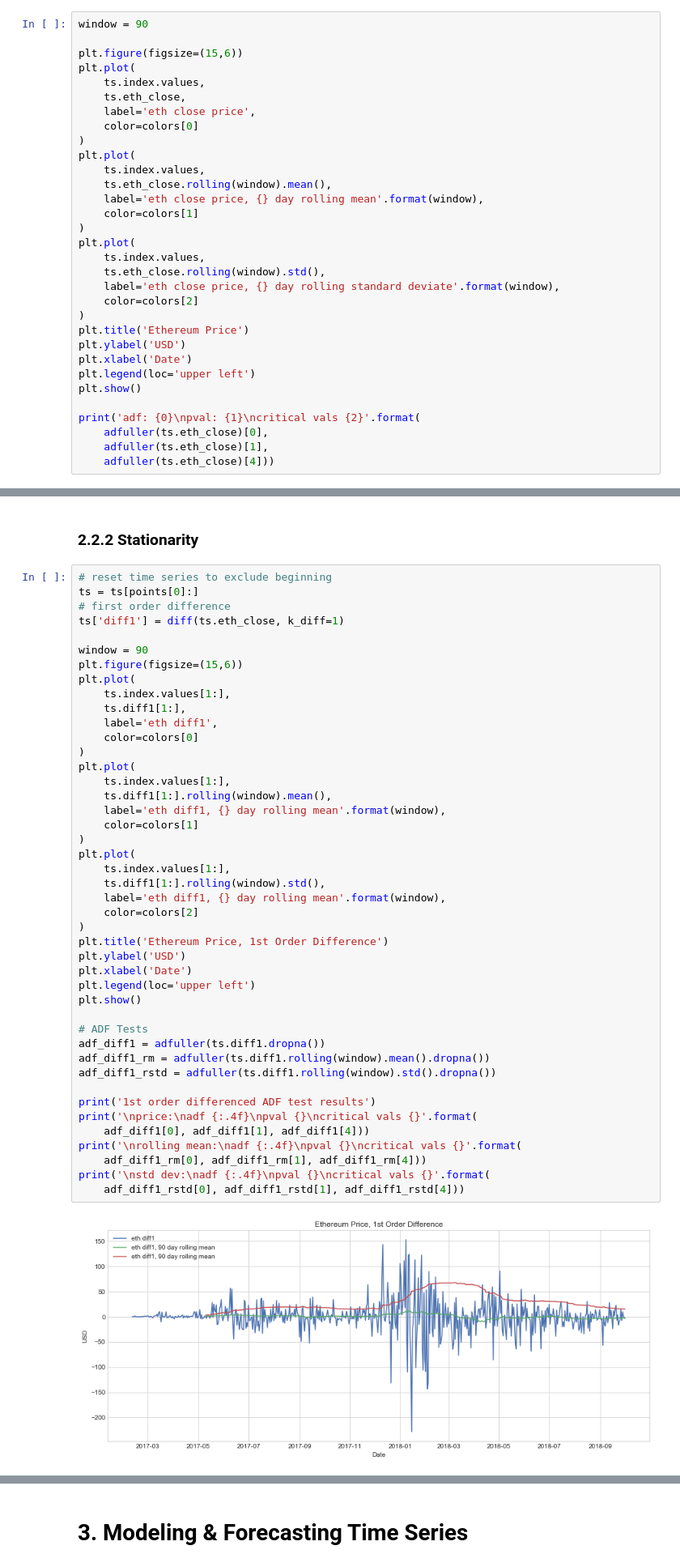
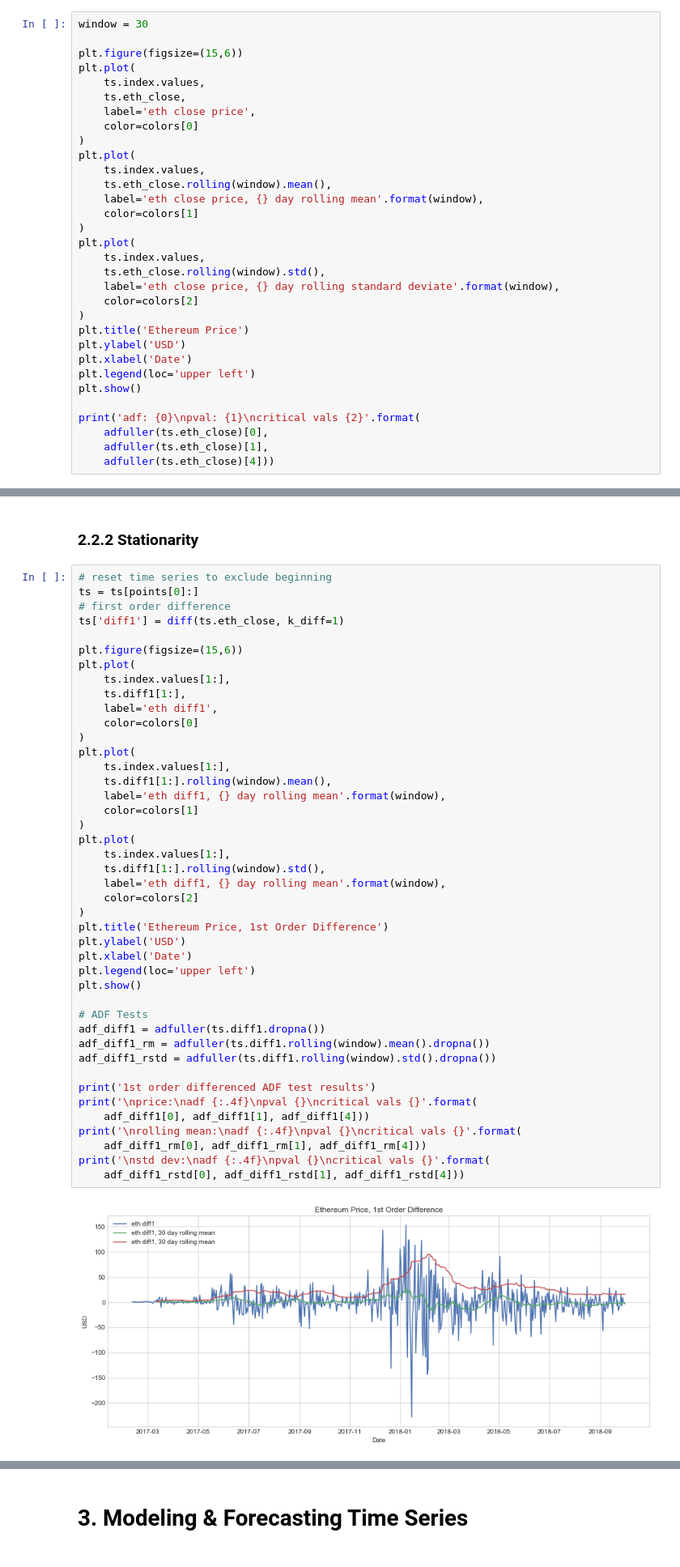
Before and after one commit to brianmcguckin/thinkful_final_capstone, a Jupyter notebook: Ethereum Time Series Analysis.ipynb, the cells around one changed output, grey strips where cells are left out. Shown at 81% size. Saved outputs shown, nothing was run; the diff lists cells and outputs as text.

```diff
--- a/Ethereum Time Series Analysis.ipynb
+++ b/Ethereum Time Series Analysis.ipynb
@@ -271,7 +271,7 @@ ts.head(3)
 | 2015-08-07 | 1.2 |
 | 2015-08-08 | 1.2 |
 # %%
-window = 90
+window = 30
 
 plt.figure(figsize=(15,6))
 plt.plot(
@@ -395,7 +395,6 @@ ts = ts[points[0]:]
 # first order difference
 ts['diff1'] = diff(ts.eth_close, k_diff=1)
 
-window = 90
 plt.figure(figsize=(15,6))
 plt.plot(
     ts.index.values[1:],
@@ -407,34 +406,34 @@ plt.plot(
     ts.index.values[1:],
     ts.diff1[1:].rolling(window).mean(),
     label='eth diff1, {} day rolling mean'.format(window),
     color=colors[1]
 )
 plt.plot(
     ts.index.values[1:],
     ts.diff1[1:].rolling(window).std(),
     label='eth diff1, {} day rolling mean'.format(window),
     color=colors[2]
 )
 plt.title('Ethereum Price, 1st Order Difference')
 plt.ylabel('USD')
 plt.xlabel('Date')
 plt.legend(loc='upper left')
 plt.show()
 
 # ADF Tests
 adf_diff1 = adfuller(ts.diff1.dropna())
 adf_diff1_rm = adfuller(ts.diff1.rolling(window).mean().dropna())
 adf_diff1_rstd = adfuller(ts.diff1.rolling(window).std().dropna())
 
 print('1st order differenced ADF test results')
 print('\nprice:\nadf {:.4f}\npval {}\ncritical vals {}'.format(
     adf_diff1[0], adf_diff1[1], adf_diff1[4]))
 print('\nrolling mean:\nadf {:.4f}\npval {}\ncritical vals {}'.format(
     adf_diff1_rm[0], adf_diff1_rm[1], adf_diff1_rm[4]))
 print('\nstd dev:\nadf {:.4f}\npval {}\ncritical vals {}'.format(
     adf_diff1_rstd[0], adf_diff1_rstd[1], adf_diff1_rstd[4]))
 # %% [output]
-[figure, old version]
+[figure, new version]
 1st order differenced ADF test results
 
 price:
```
Also changed, not shown: parts of 25 cells of this notebook.
